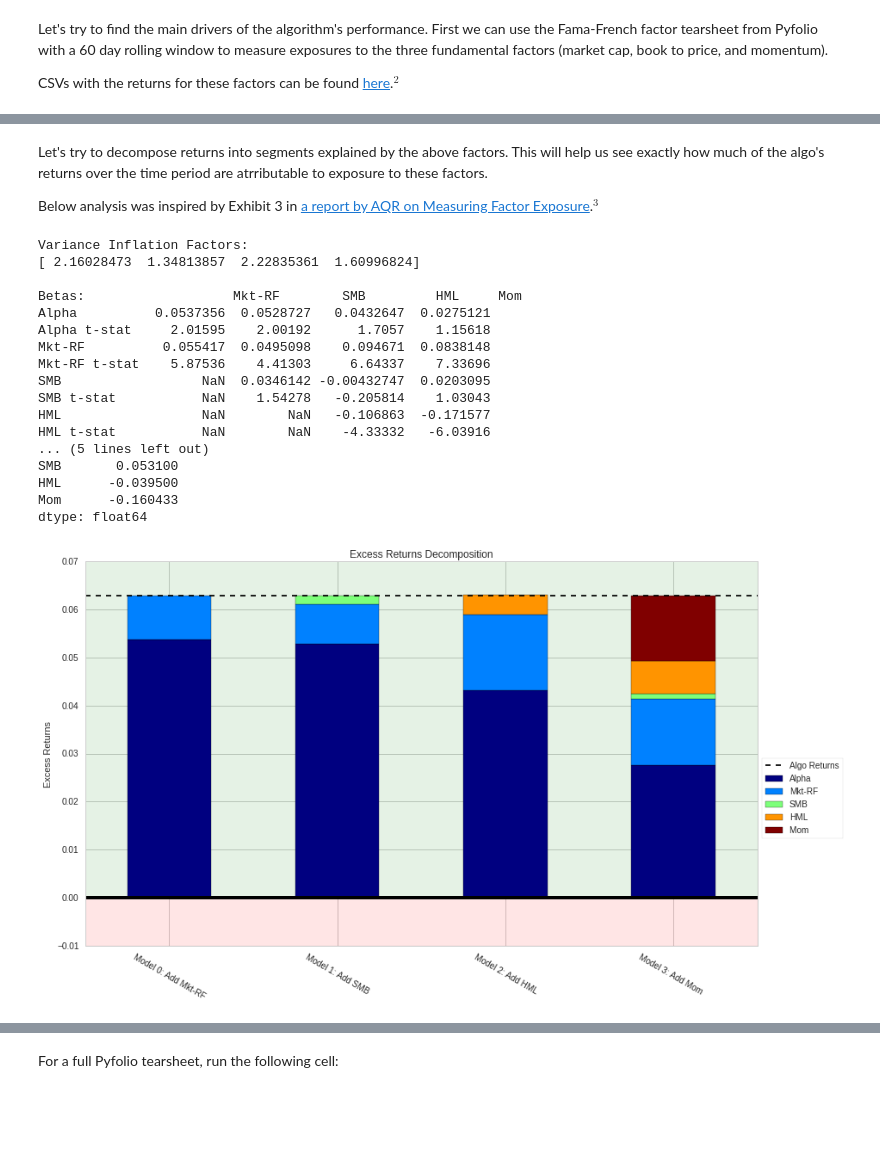
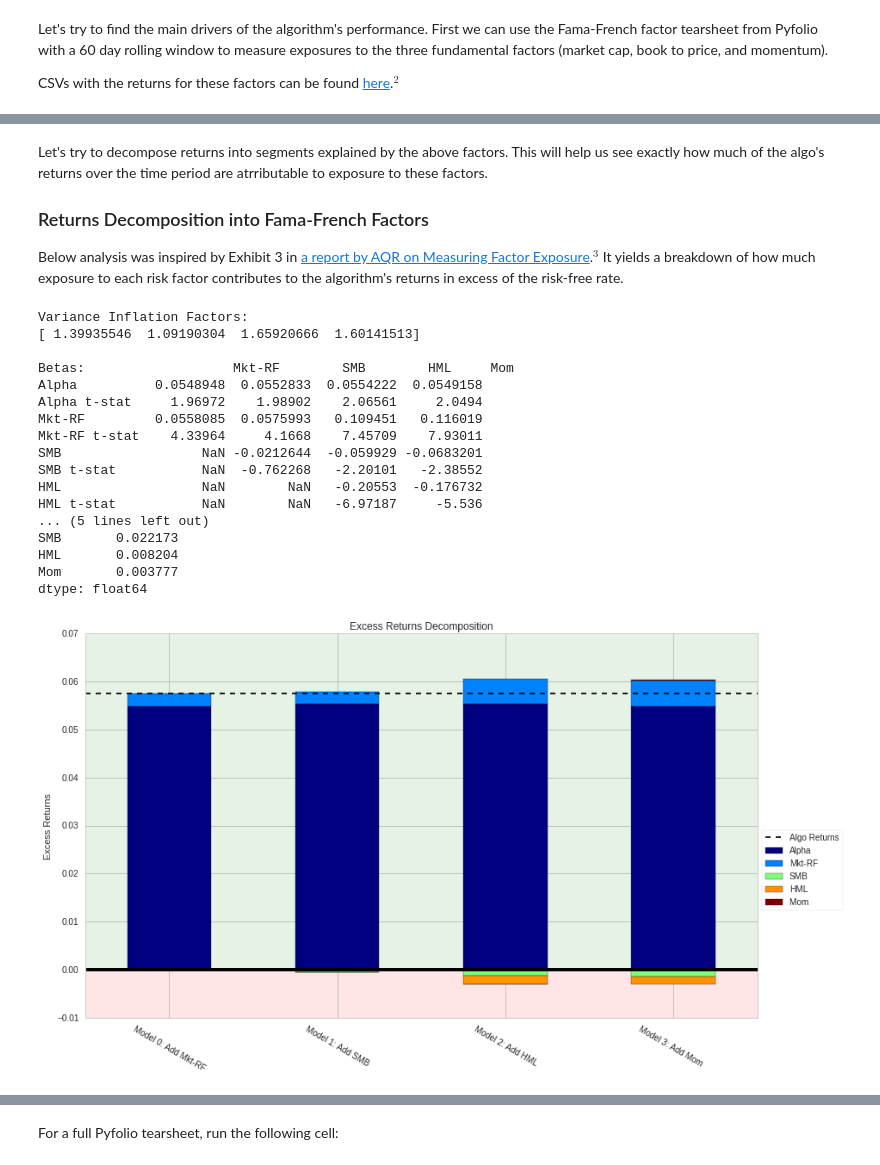
Before and after one commit to quantopian/research_public, a Jupyter notebook: case_studies/USD_EUR_exchange_rate/notebook.ipynb, the cells around one changed output, grey strips where cells are left out. Saved outputs shown, nothing was run; the diff lists cells and outputs as text; code cells hidden in the pictures; blank space fills up the shorter version.

```diff
--- a/case_studies/USD_EUR_exchange_rate/notebook.ipynb
+++ b/case_studies/USD_EUR_exchange_rate/notebook.ipynb
@@ -369,7 +356,7 @@ import itertools
 import functools
 
 # Get backtest object
-bt = get_backtest('5970c1174c2dc64e1c3b1d97')
+bt = get_backtest('5984b88018063e557a3a9cd4')
 # %% [output]
 100% Time: 0:00:03|###########################################################|
 # %%
@@ -389,7 +376,10 @@ pf.plotting.plot_rolling_fama_french(algo_performance['returns'], rolling_window
 # %% [markdown]
 Let's try to decompose returns into segments explained by the above factors. This will help us see exactly how much of the algo's returns over the time period are atrributable to exposure to these factors.
 
-Below analysis was inspired by Exhibit 3 in [a report by AQR on Measuring Factor Exposure](https://www.aqr.com/-/media/files/papers/measuring-factor-exposures-uses-and-abuses.pdf).$^3$
+
+### Returns Decomposition into Fama-French Factors
+
+Below analysis was inspired by Exhibit 3 in [a report by AQR on Measuring Factor Exposure](https://www.aqr.com/-/media/files/papers/measuring-factor-exposures-uses-and-abuses.pdf).$^3$ It yields a breakdown of how much exposure to each risk factor contributes to the algorithm's returns in excess of the risk-free rate.
 # %%
 def find_vifs(data):
     data = pd.DataFrame(data)
@@ -477,28 +467,28 @@ def decompose_returns(algo_returns, plot):
     return decompose_returns_custom(algo_returns, risk_factors, plot)
 # %%
 algo_returns = algo_performance['returns']
-decomposition = decompose_returns(algo_returns, plot=True)
+ff_decomposition = decompose_returns(algo_returns, plot=True)
 
-print 'Variance Inflation Factors:\n', decomposition[4]
-print '\nBetas:', decomposition[0]
-print '\nFactor Excess Returns:\n', decomposition[2]
+print 'Variance Inflation Factors:\n', ff_decomposition[4]
+print '\nBetas:', ff_decomposition[0]
+print '\nFactor Excess Returns:\n', ff_decomposition[2]
 # %% [output]
 Variance Inflation Factors:
-[ 2.16028473  1.34813857  2.22835361  1.60996824]
+[ 1.39935546  1.09190304  1.65920666  1.60141513]
 
-Betas:                   Mkt-RF        SMB         HML     Mom
-Alpha          0.0537356  0.0528727   0.0432647  0.0275121
-Alpha t-stat     2.01595    2.00192      1.7057    1.15618
-Mkt-RF          0.055417  0.0495098    0.094671  0.0838148
-Mkt-RF t-stat    5.87536    4.41303     6.64337    7.33696
-SMB                  NaN  0.0346142 -0.00432747  0.0203095
-SMB t-stat           NaN    1.54278   -0.205814    1.03043
-HML                  NaN        NaN   -0.106863  -0.171577
-HML t-stat           NaN        NaN    -4.33332   -6.03916
+Betas:                   Mkt-RF        SMB        HML     Mom
+Alpha          0.0548948  0.0552833  0.0554222  0.0549158
+Alpha t-stat     1.96972    1.98902    2.06561     2.0494
+Mkt-RF         0.0558085  0.0575993   0.109451   0.116019
+Mkt-RF t-stat    4.33964     4.1668    7.45709    7.93011
+SMB                  NaN -0.0212644  -0.059929 -0.0683201
+SMB t-stat           NaN  -0.762268   -2.20101   -2.38552
+HML                  NaN        NaN   -0.20553  -0.176732
+HML t-stat           NaN        NaN   -6.97187     -5.536
 ... (5 lines left out)
-SMB       0.053100
-HML      -0.039500
-Mom      -0.160433
+SMB       0.022173
+HML       0.008204
+Mom       0.003777
 dtype: float64
-[figure, old version]
+[figure, new version]
 # %% [markdown]
```
Also changed, not shown: parts of 34 cells of this notebook, 1 other file.
